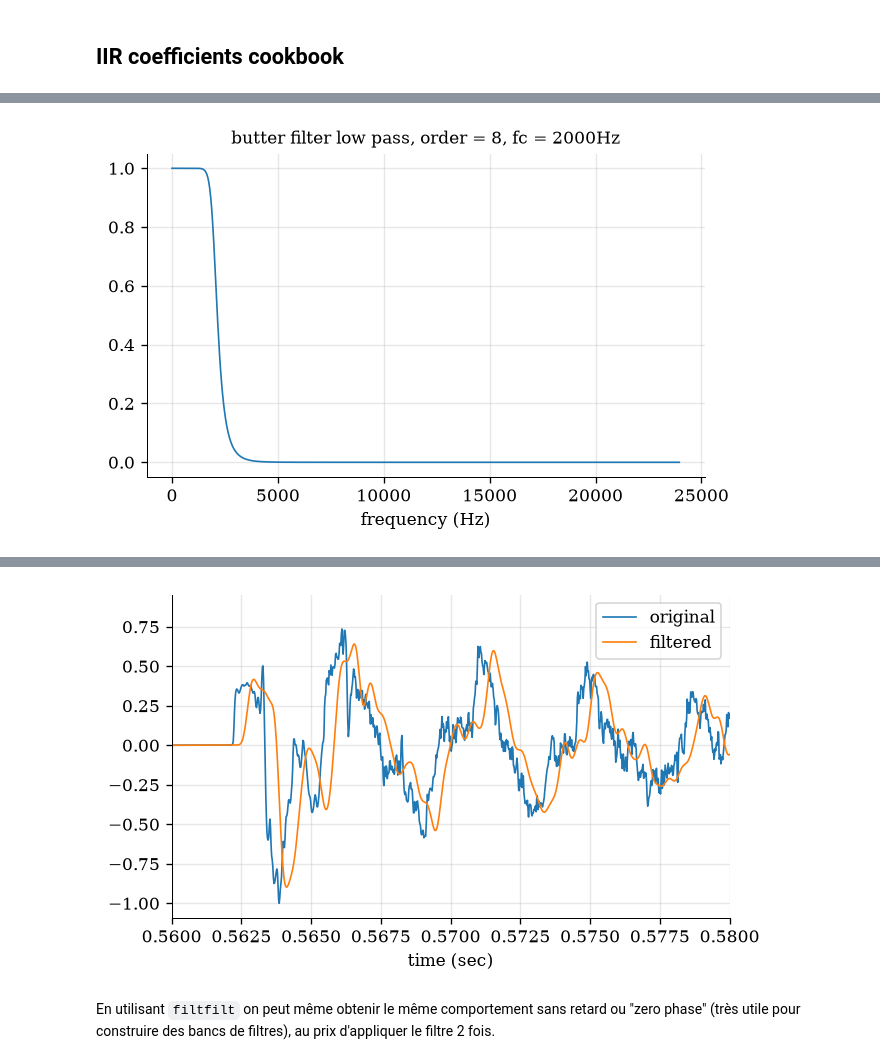
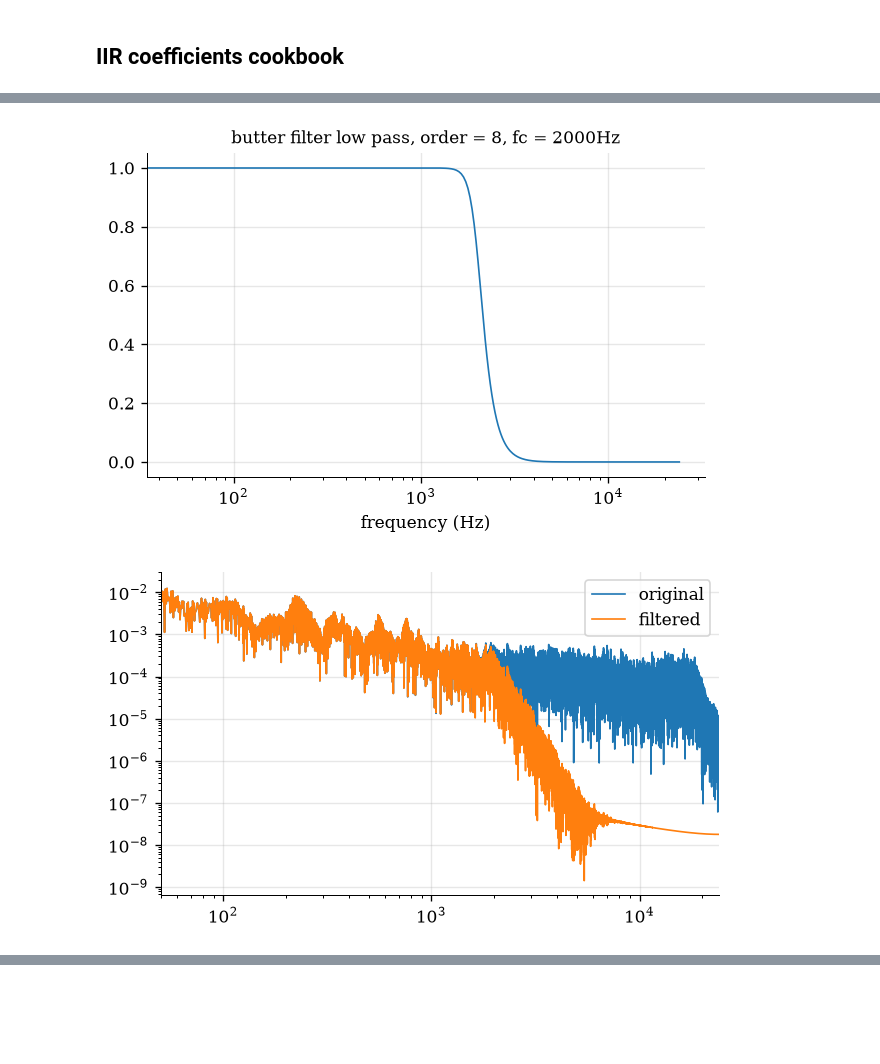
Before and after one commit to PyrApple/jupyterlite_signal_processing_ens, a Jupyter notebook: content/courses/5b_iir_introduction.ipynb, the cells around one changed output, grey strips where cells are left out. Saved outputs shown, nothing was run; the diff lists cells and outputs as text; code cells hidden in the pictures; blank space fills up the shorter version.

```diff
--- a/content/courses/5b_iir_introduction.ipynb
+++ b/content/courses/5b_iir_introduction.ipynb
@@ -143,41 +149,50 @@ Explorons d'abord de quoi les IIRs sont capables une fois qu'on maîtrisera ce f
 # %%
 # define filter
 btype = 'low'; ftype = 'butter'; Wn = 2000; order = 8
 # btype = 'high'; ftype = 'butter'; Wn = 4000; order = 4
 # btype = 'bandpass'; ftype = 'butter'; Wn = [2000, 4000]; order = 4
 # btype = 'bandstop'; ftype = 'butter'; Wn = [300, 700]; order = 4
 
 # load audio file
-x, fs = wavread('../assets/drums.wav')
+audio_in, fs = wavread('../assets/drums.wav')
 
 # play
-playsound(x, fs)
+playsound(audio_in, fs)
 
 # get filter coefficients
 b, a = scipy.signal.iirfilter(N=order, Wn=Wn, fs=fs, btype=btype, ftype=ftype)
 
 # plot frequency response
 freqs, H = scipy.signal.freqz(b, a, fs=fs)
 plt.plot(freqs, np.abs(H))
 plt.xlabel('frequency (Hz)');
 plt.title(f'{ftype} filter {btype} pass, order = {order}, fc = {Wn}Hz');
+plt.xscale('log')
 plt.show()
 
 # filter signal
-y = scipy.signal.lfilter(b, a, x)
+audio_out = scipy.signal.lfilter(b, a, audio_in)
+
+# fft
+n = len(audio_in)
+audio_in_fft = np.fft.rfft(audio_in, n) / (n/2)
+audio_out_fft = np.fft.rfft(audio_out, n) / (n/2)
+f = np.fft.rfftfreq(n, 1/fs)
+
+# plot
+plt.plot(f, np.abs(audio_in_fft), label = 'original')
+plt.plot(f, np.abs(audio_out_fft), label = 'filtered')
+
+# format plot
+plt.xscale('log'); plt.yscale('log')
+plt.xlim([50, fs/2])
+plt.legend()
+plt.show()
 
 # play
 playsound(y, fs)
-
-# plot
-t = np.arange(0, len(x))/fs
-plt.plot(t, x, label = 'original');
-plt.plot(t, y, label = 'filtered');
-plt.xlim([0.56, 0.58]); plt.legend(); plt.xlabel('time (sec)'); plt.show()
 # %% [output]
 [interactive output not drawn]
-[figure, old version]
+[figure, new version]
+[figure, new version]
 [interactive output not drawn]
-[figure, old version]
-# %% [markdown]
-En utilisant `filtfilt` on peut même obtenir le même comportement sans retard ou "zero phase" (très utile pour construire des bancs de filtres), au prix d'appliquer le filtre 2 fois.
```
Also changed, not shown: parts of 4 cells of this notebook, 6 other files.
